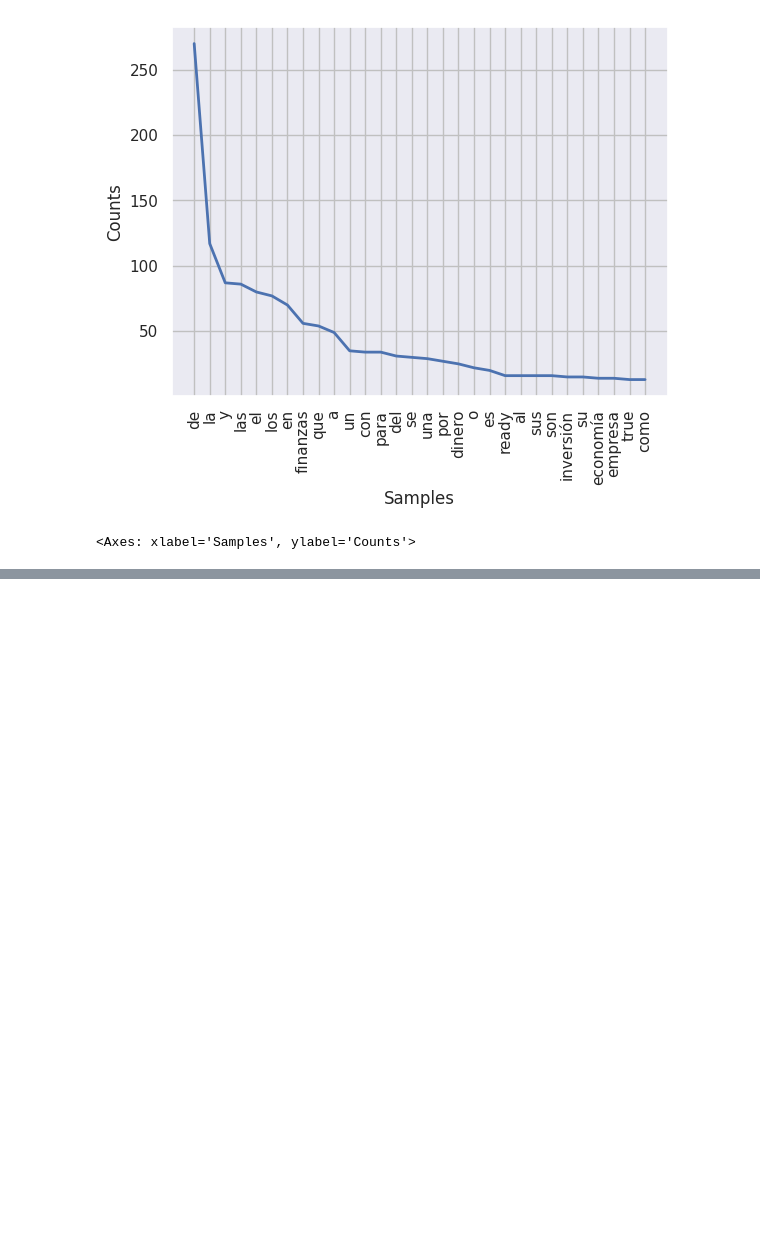
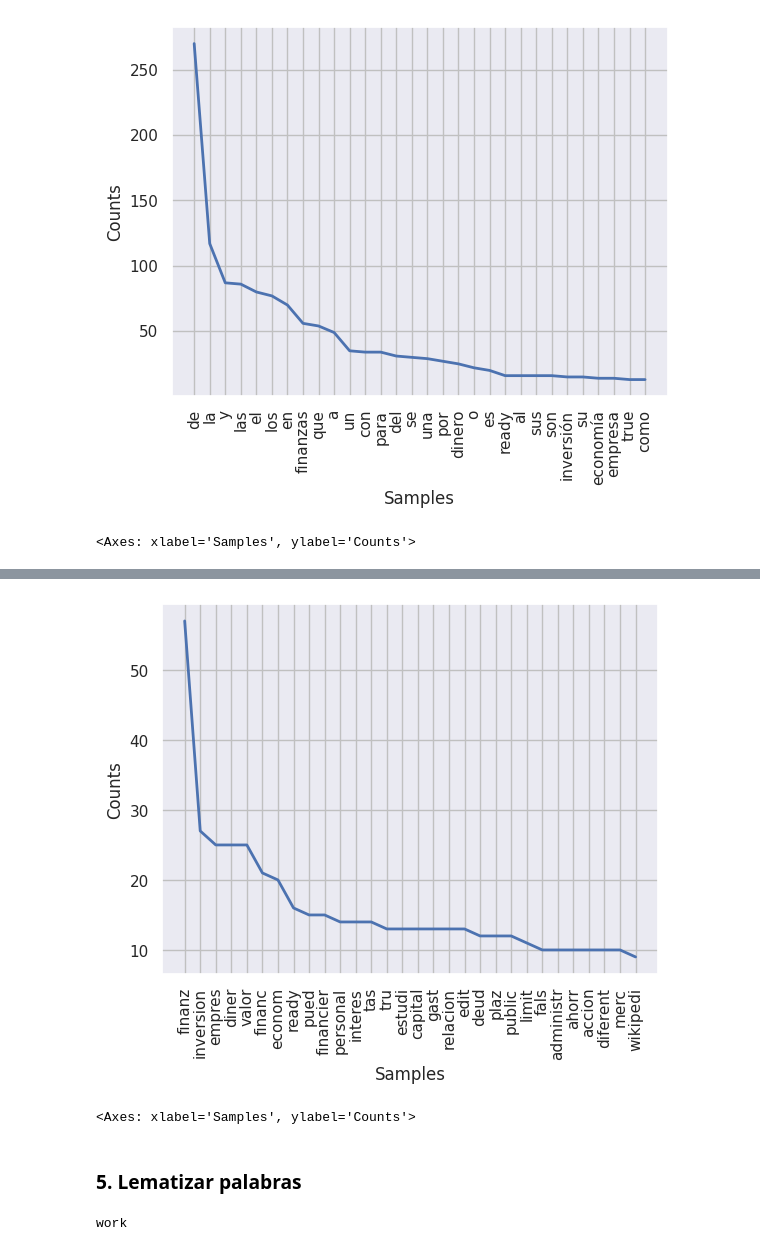
Before and after one commit to NLP-Natural-Language-Processing/1-Sistema-Clasificacion-Textos, a Jupyter notebook: Clasificación de textos.ipynb, the cells around one changed output, grey strips where cells are left out. Saved outputs shown, nothing was run; the diff lists cells and outputs as text; code cells hidden in the pictures; blank space fills up the shorter version.

```diff
--- a/Clasificación de textos.ipynb
+++ b/Clasificación de textos.ipynb
@@ -145,0 +275,2 @@ freq.plot(30,cumulative=False)
+# %%
+clean_tokens_sin_stems= [spanish_stemmer.stem(token) for token in clean_tokens_sin]
@@ -145,0 +297,5 @@ freq.plot(30,cumulative=False)
+# %%
+# Recalcular frecuencia de palabras con sinónimos agregados
+freq_clean_sin_stems = nltk.FreqDist(clean_tokens_sin_stems)
+for key,val in freq_clean_sin_stems.items():
+    print (str(key) + ':' + str(val))
@@ -145,0 +320,8 @@ freq.plot(30,cumulative=False)
+# %%
+#Visualizar Tokens
+freq_clean_sin_stems.plot(30, cumulative=False)
+# %% [output]
+[figure, added]
+<Axes: xlabel='Samples', ylabel='Counts'>
+# %% [markdown]
+### 5. Lematizar palabras
@@ -145,0 +330,6 @@ freq.plot(30,cumulative=False)
+# %%
+lemmatizer = WordNetLemmatizer()
+
+print(lemmatizer.lemmatize('working', pos="v")) #sustantivos de manera predeterminada, especificar "v" si se quieren los verbos
+# %% [output]
+work
```
Also changed, not shown: parts of 26 cells of this notebook, 3 other files.
